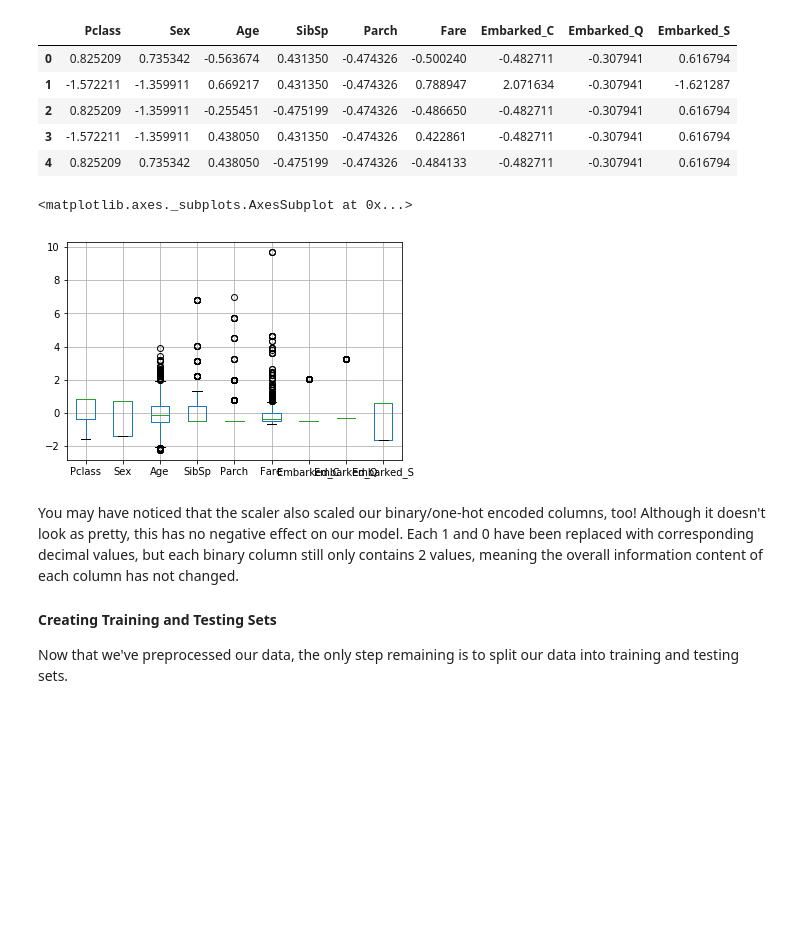
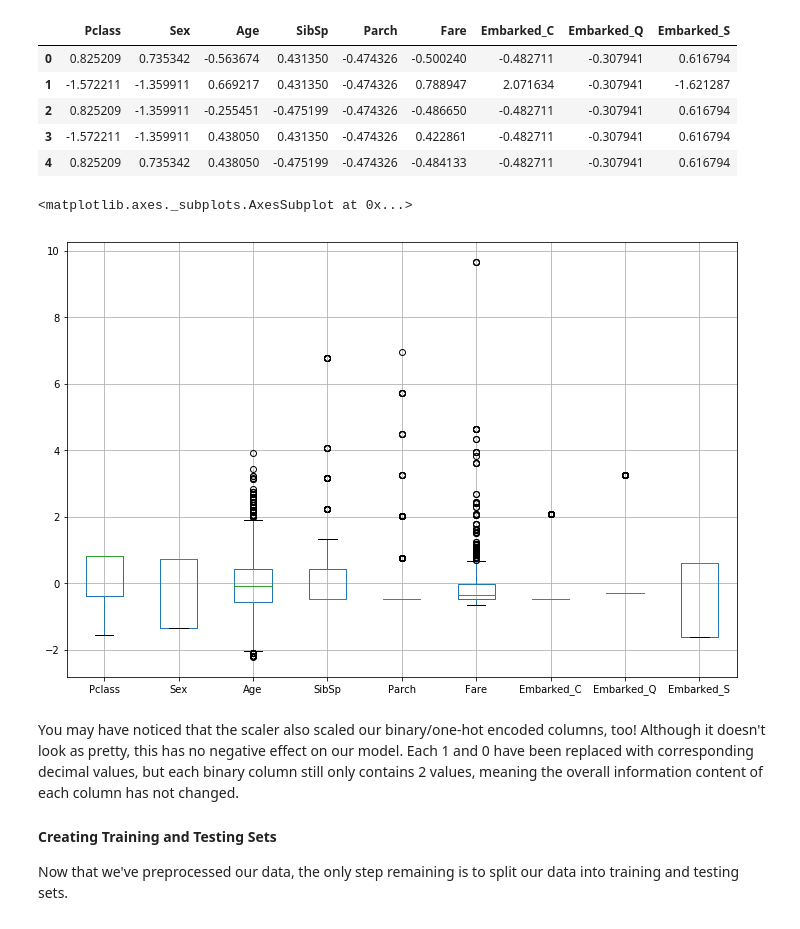
Before and after one commit to Rimab55/dsc-3-27-12-knn-with-sklearn-lab-nyc-ds-career-012819, a Jupyter notebook: index.ipynb, the cells around one changed output. Drawn from its saved outputs; the diff is of its cells as text; code cells hidden in the pictures; blank space fills up the shorter version.

```diff
--- a/index.ipynb
+++ b/index.ipynb
@@ -172,10 +172,10 @@ scaled_df.head()
 | 3 | -1.572211 | -1.359911 | 0.438050 | 0.431350 | -0.474326 | 0.422861 | -0.482711 | -0.307941 | 0.616794 |
 | 4 | 0.825209 | 0.735342 | 0.438050 | -0.475199 | -0.474326 | -0.484133 | -0.482711 | -0.307941 | 0.616794 |
 # %%
-scaled_df.boxplot(figsize=(12,))
+scaled_df.boxplot(figsize=(12,8))
 # %% [output]
 <matplotlib.axes._subplots.AxesSubplot at 0x...>
-[figure, old version]
+[figure, new version]
 # %% [markdown]
 You may have noticed that the scaler also scaled our binary/one-hot encoded columns, too! Although it doesn't look as pretty, this has no negative effect on our model. Each 1 and 0 have been replaced with corresponding decimal values, but each binary column still only contains 2 values, meaning the overall information content of each column has not changed.
 
```
